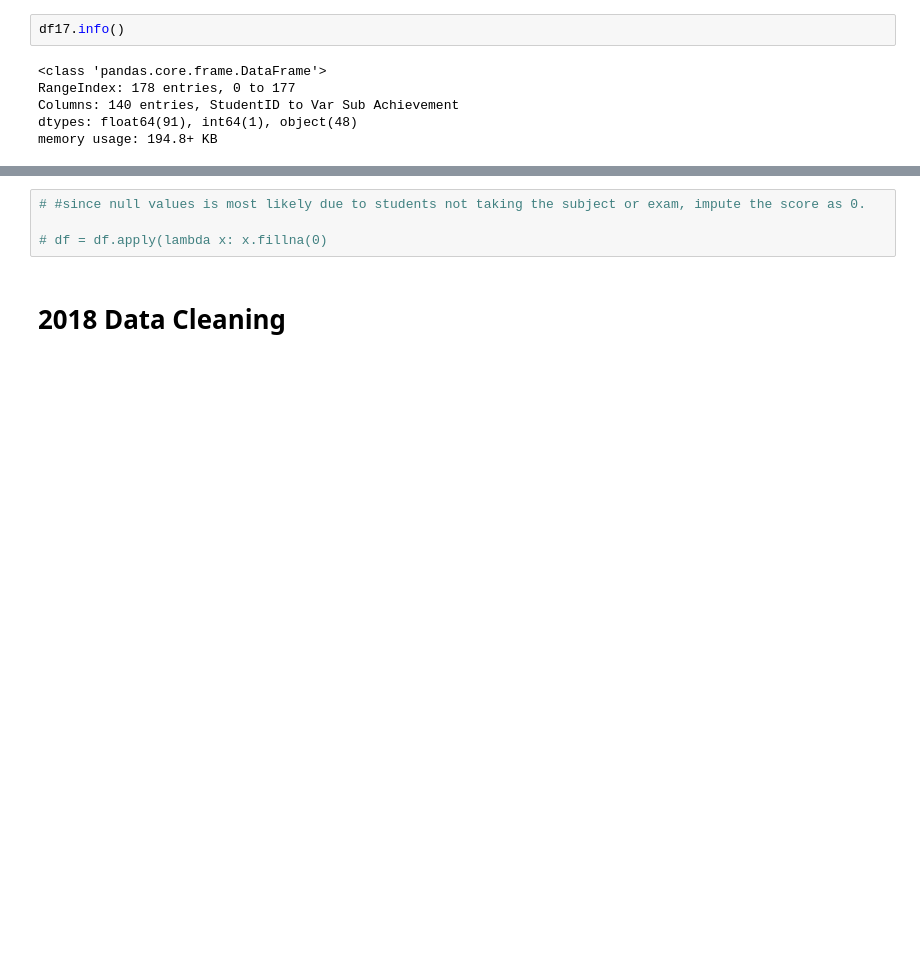
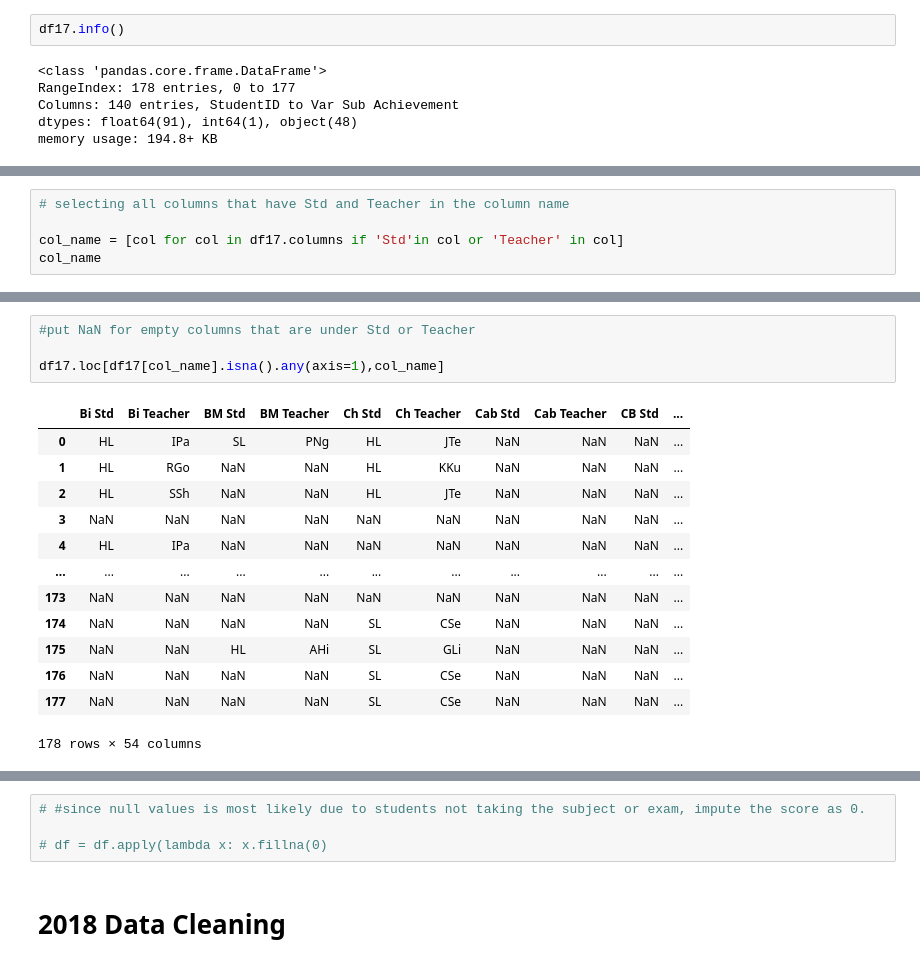
Before and after one commit to siti-alawiyah/ibresultprediction, a Jupyter notebook: Exploratory_Data_Analysis_1.0.ipynb, the cells around one changed output, grey strips where cells are left out. Cells and saved outputs as stored; diff of their text form; blank space fills up the shorter version.

```diff
--- a/Exploratory_Data_Analysis_1.0.ipynb
+++ b/Exploratory_Data_Analysis_1.0.ipynb
@@ -209,0 +286,5 @@ msno.bar(df17)
+# %%
+# selecting all columns that have Std and Teacher in the column name
+
+col_name = [col for col in df17.columns if 'Std'in col or 'Teacher' in col]
+col_name
@@ -210 +309,19 @@ msno.bar(df17)
+# %%
+#put NaN for empty columns that are under Std or Teacher
+
+df17.loc[df17[col_name].isna().any(axis=1),col_name]
+# %% [output]
+|  | Bi Std | Bi Teacher | BM Std | BM Teacher | Ch Std | Ch Teacher | Cab Std | Cab Teacher | CB Std | ... |
+| 0 | HL | IPa | SL | PNg | HL | JTe | NaN | NaN | NaN | ... |
+| 1 | HL | RGo | NaN | NaN | HL | KKu | NaN | NaN | NaN | ... |
+| 2 | HL | SSh | NaN | NaN | HL | JTe | NaN | NaN | NaN | ... |
+| 3 | NaN | NaN | NaN | NaN | NaN | NaN | NaN | NaN | NaN | ... |
+| 4 | HL | IPa | NaN | NaN | NaN | NaN | NaN | NaN | NaN | ... |
+| ... | ... | ... | ... | ... | ... | ... | ... | ... | ... | ... |
+| 173 | NaN | NaN | NaN | NaN | NaN | NaN | NaN | NaN | NaN | ... |
+| 174 | NaN | NaN | NaN | NaN | SL | CSe | NaN | NaN | NaN | ... |
+| 175 | NaN | NaN | HL | AHi | SL | GLi | NaN | NaN | NaN | ... |
+| 176 | NaN | NaN | NaN | NaN | SL | CSe | NaN | NaN | NaN | ... |
+| 177 | NaN | NaN | NaN | NaN | SL | CSe | NaN | NaN | NaN | ... |
+178 rows × 54 columns
 # %%
```
Also changed, not shown: parts of 20 cells of this notebook.
